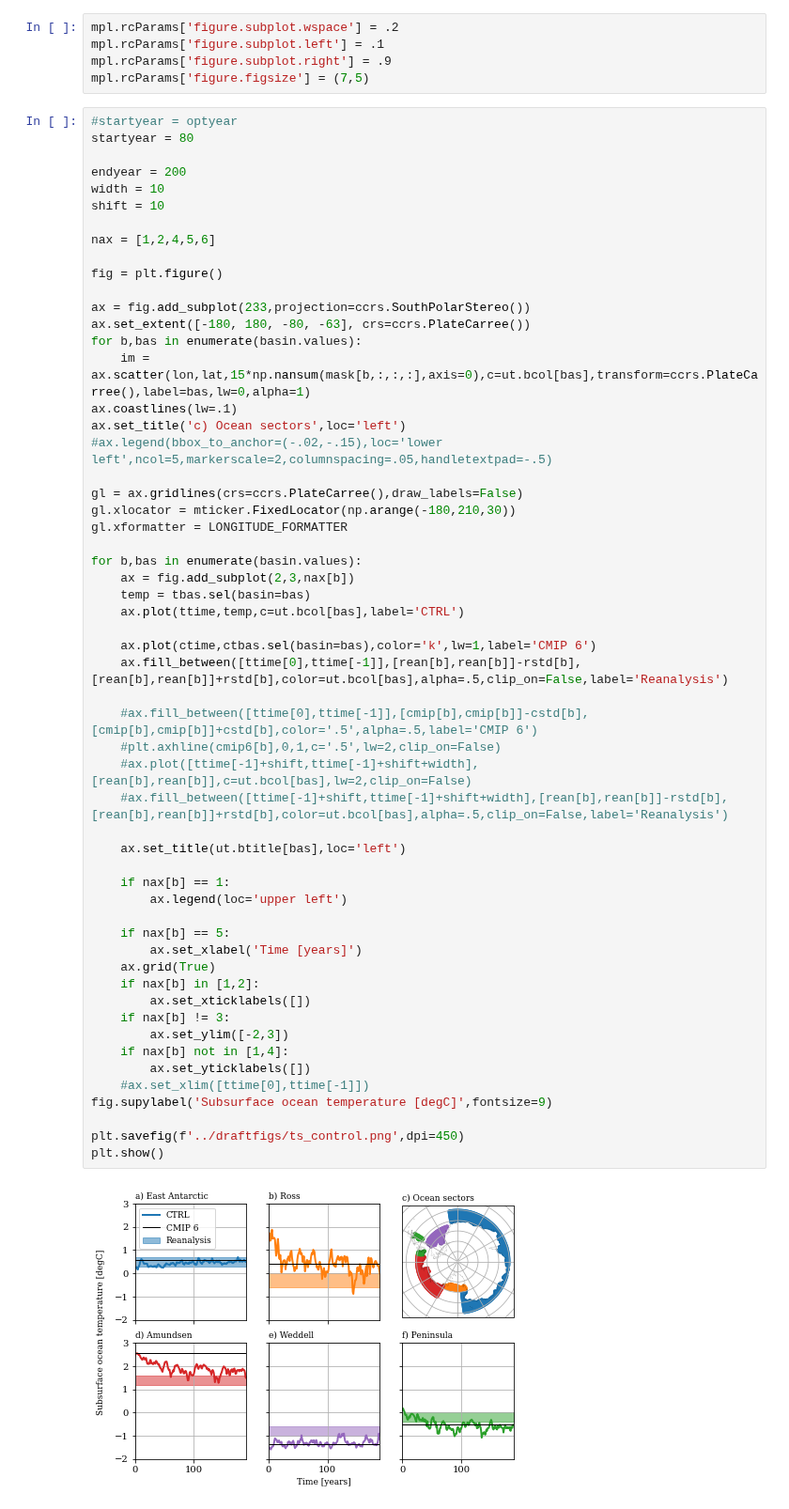
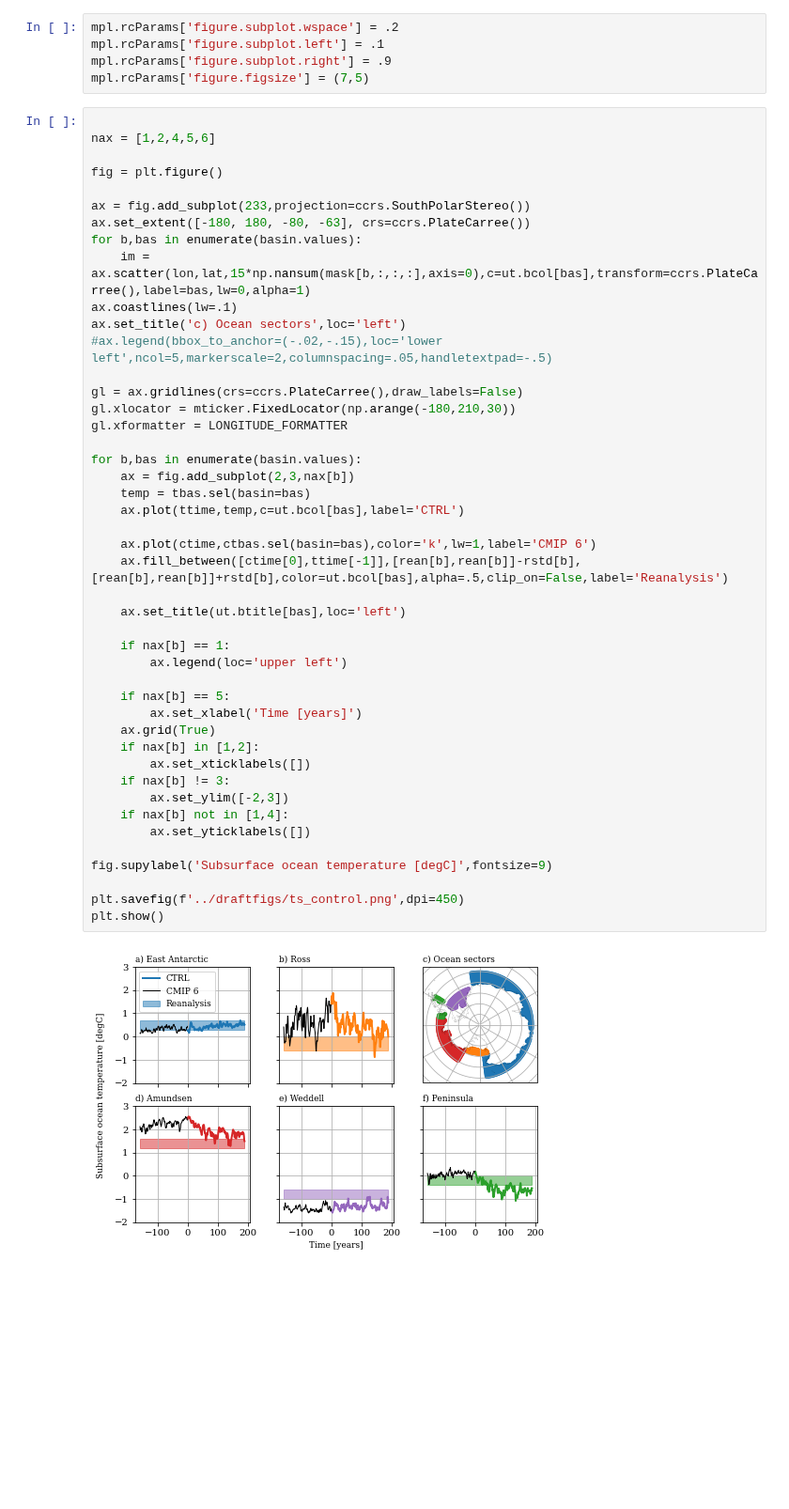
Before and after one commit to erwinlambert/feedback, a Jupyter notebook: notebooks/Draftplot_ts_control.ipynb, the cells around one changed output. Shown at 94% size. Saved outputs shown, nothing was run; the diff lists cells and outputs as text; blank space fills up the shorter version.

Commit message:
merge draftplot ts control incl cmip6

```diff
--- a/notebooks/Draftplot_ts_control.ipynb
+++ b/notebooks/Draftplot_ts_control.ipynb
@@ -92,12 +49,6 @@ mpl.rcParams['figure.subplot.left'] = .1
 mpl.rcParams['figure.subplot.right'] = .9
 mpl.rcParams['figure.figsize'] = (7,5)
 # %%
-#startyear = optyear
-startyear = 80
-
-endyear = 200
-width = 10
-shift = 10
 
 nax = [1,2,4,5,6]
 
@@ -114,38 +65,33 @@ ax.set_title('c) Ocean sectors',loc='left')
 gl = ax.gridlines(crs=ccrs.PlateCarree(),draw_labels=False)
 gl.xlocator = mticker.FixedLocator(np.arange(-180,210,30))
 gl.xformatter = LONGITUDE_FORMATTER
 
 for b,bas in enumerate(basin.values):
     ax = fig.add_subplot(2,3,nax[b])
     temp = tbas.sel(basin=bas)
     ax.plot(ttime,temp,c=ut.bcol[bas],label='CTRL')
 
     ax.plot(ctime,ctbas.sel(basin=bas),color='k',lw=1,label='CMIP 6')
-    ax.fill_between([ttime[0],ttime[-1]],[rean[b],rean[b]]-rstd[b],[rean[b],rean[b]]+rstd[b],color=ut.bcol[bas],alpha=.5,clip_on=False,label='Reanalysis')
-
-    #ax.fill_between([ttime[0],ttime[-1]],[cmip[b],cmip[b]]-cstd[b],[cmip[b],cmip[b]]+cstd[b],color='.5',alpha=.5,label='CMIP 6')
-    #plt.axhline(cmip6[b],0,1,c='.5',lw=2,clip_on=False)
-    #ax.plot([ttime[-1]+shift,ttime[-1]+shift+width],[rean[b],rean[b]],c=ut.bcol[bas],lw=2,clip_on=False)
-    #ax.fill_between([ttime[-1]+shift,ttime[-1]+shift+width],[rean[b],rean[b]]-rstd[b],[rean[b],rean[b]]+rstd[b],color=ut.bcol[bas],alpha=.5,clip_on=False,label='Reanalysis')
+    ax.fill_between([ctime[0],ttime[-1]],[rean[b],rean[b]]-rstd[b],[rean[b],rean[b]]+rstd[b],color=ut.bcol[bas],alpha=.5,clip_on=False,label='Reanalysis')
 
     ax.set_title(ut.btitle[bas],loc='left')
 
     if nax[b] == 1:
         ax.legend(loc='upper left')
 
     if nax[b] == 5:
         ax.set_xlabel('Time [years]')
     ax.grid(True)
     if nax[b] in [1,2]:
         ax.set_xticklabels([])
     if nax[b] != 3:
         ax.set_ylim([-2,3])
     if nax[b] not in [1,4]:
         ax.set_yticklabels([])
-    #ax.set_xlim([ttime[0],ttime[-1]])
+
 fig.supylabel('Subsurface ocean temperature [degC]',fontsize=9)
 
 plt.savefig(f'../draftfigs/ts_control.png',dpi=450)
 plt.show()
 # %% [output]
-[figure, old version]
+[figure, new version]
```
Also changed, not shown: parts of 3 cells of this notebook, 3 other files.
